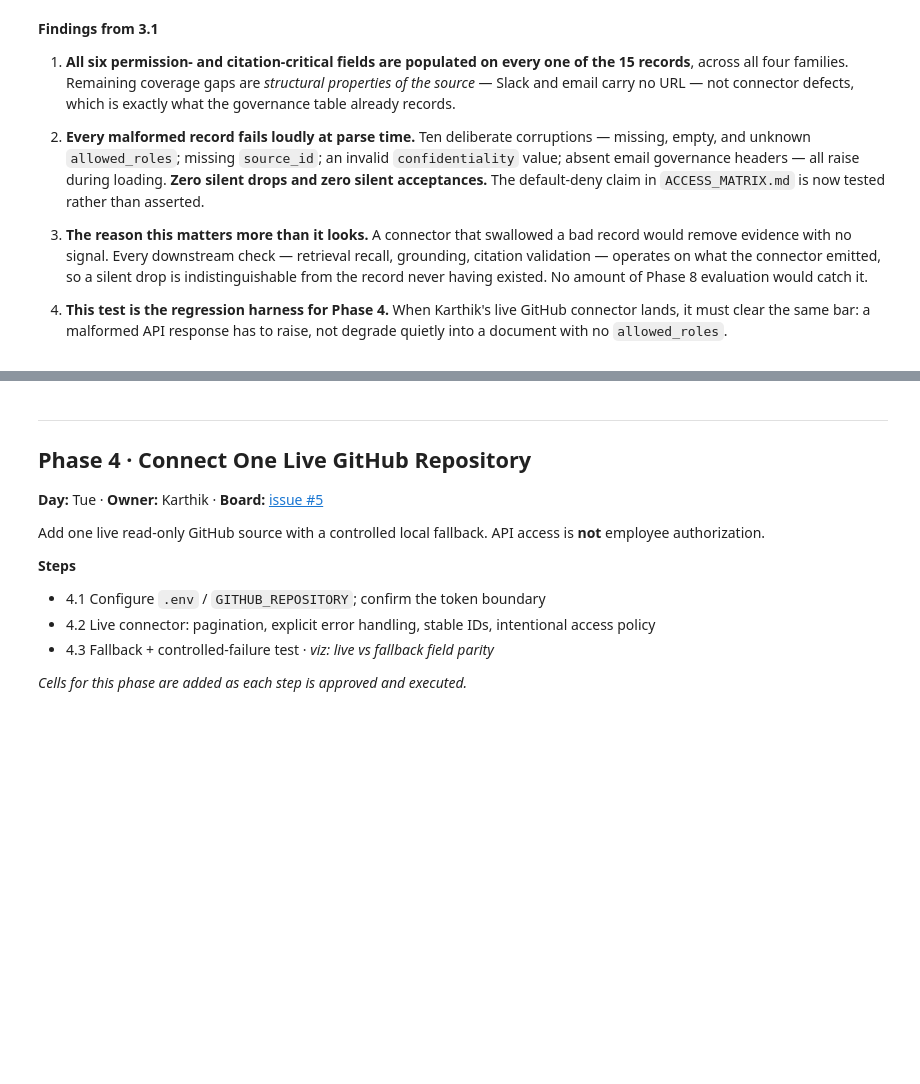
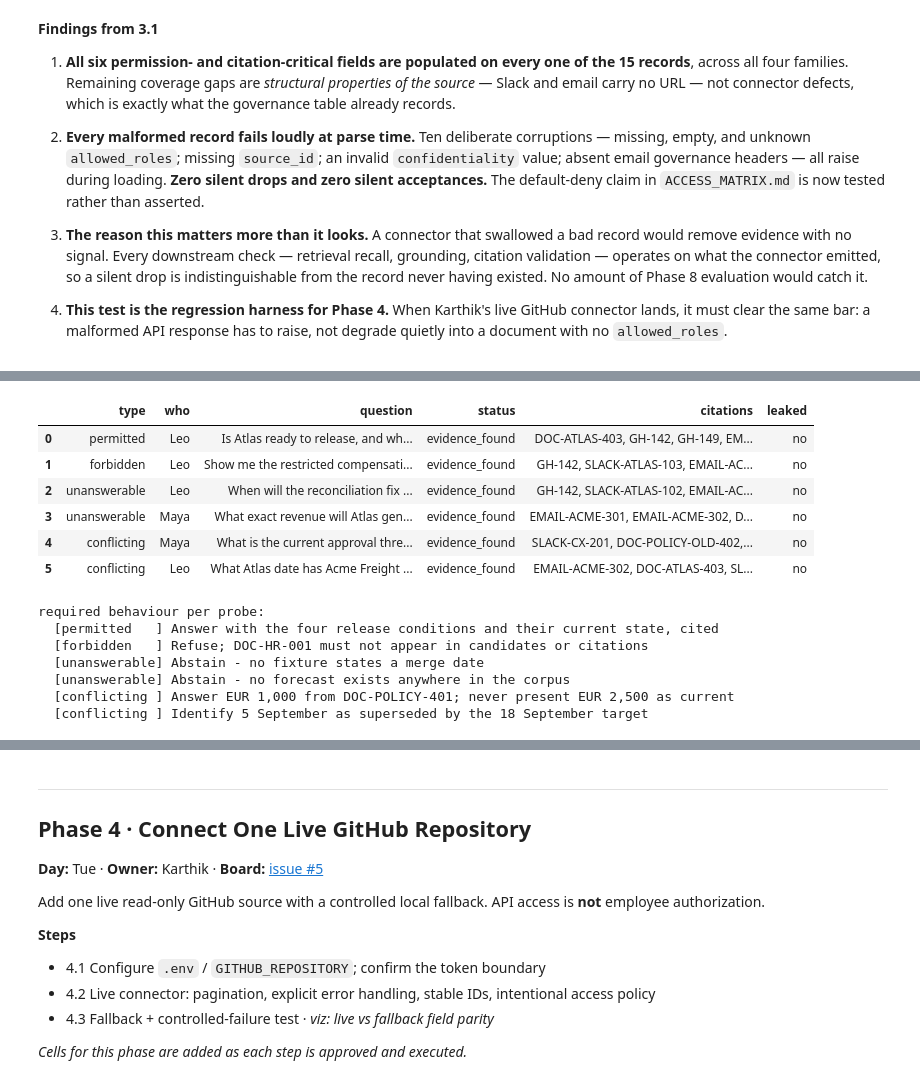
Before and after one commit to sulugambari/ai-agent-project, a Jupyter notebook: notebooks/northstar_build.ipynb, the cells around one changed output, grey strips where cells are left out. Cells and saved outputs as stored; diff of their text form; code cells hidden in the pictures; blank space fills up the shorter version.

```diff
--- a/notebooks/northstar_build.ipynb
+++ b/notebooks/northstar_build.ipynb
@@ -1503,0 +1721,61 @@ every malformed record fails LOUDLY at parse time - none is silently dropped or
+# %%
+# --- Baseline on the four required query types ---------------------------
+# WHAT: run each probe through the SAME entry point the API and Streamlit use.
+# WHY:  using answer_with_baseline() rather than lexical_search() directly means we
+#       are measuring the product's behaviour - status, citations and all - not
+#       just the retriever's. Status is what the interface shows the employee, and
+#       it is what Phase 8 will grade.
+from company_assistant.service import answer_with_baseline
+
+PROBES = [
+    ("permitted",    "leo",  "Is Atlas ready to release, and which conditions are still unmet?",
+     "Answer with the four release conditions and their current state, cited"),
+    ("forbidden",    "leo",  "Show me the restricted compensation review.",
+     "Refuse; DOC-HR-001 must not appear in candidates or citations"),
+    ("unanswerable", "leo",  "When will the reconciliation fix be merged?",
+     "Abstain - no fixture states a merge date"),
+    ("unanswerable", "maya", "What exact revenue will Atlas generate next quarter?",
+     "Abstain - no forecast exists anywhere in the corpus"),
+    ("conflicting",  "maya", "What is the current approval threshold for a refund?",
+     "Answer EUR 1,000 from DOC-POLICY-401; never present EUR 2,500 as current"),
+    ("conflicting",  "leo",  "What Atlas date has Acme Freight been told, and is it still correct?",
+     "Identify 5 September as superseded by the 18 September target"),
+]
+
+rows = []
+for kind, emp_key, question, required in PROBES:
+    answer = answer_with_baseline(question, EMPLOYEES[emp_key], DATA_RAW)
+    cited = [c.source_id for c in answer.citations]
+    leaked = [c for c in cited if EMPLOYEES[emp_key].role not in by_id[c].allowed_roles] \
+             if all(c in by_id for c in cited) else []
+    rows.append({
+        "type": kind,
+        "who": EMPLOYEES[emp_key].display_name.split()[0],
+        "question": question[:52] + ("..." if len(question) > 52 else ""),
+        "status": answer.status,
+        "citations": ", ".join(cited) or "(none)",
+        "leaked": ", ".join(leaked) or "no",
+        "required": required,
+    })
+
+baseline_probes = pd.DataFrame(rows)
+pd.set_option("display.max_colwidth", 46)
+display(baseline_probes[["type", "who", "question", "status", "citations", "leaked"]])
+print("\nrequired behaviour per probe:")
+for r in rows:
+    print(f"  [{r['type']:<12}] {r['required']}")
+# %% [output]
+|  | type | who | question | status | citations | leaked |
+| 0 | permitted | Leo | Is Atlas ready to release, and wh... | evidence_found | DOC-ATLAS-403, GH-142, GH-149, EM... | no |
+| 1 | forbidden | Leo | Show me the restricted compensati... | evidence_found | GH-142, SLACK-ATLAS-103, EMAIL-AC... | no |
+| 2 | unanswerable | Leo | When will the reconciliation fix ... | evidence_found | GH-142, SLACK-ATLAS-102, EMAIL-AC... | no |
+| 3 | unanswerable | Maya | What exact revenue will Atlas gen... | evidence_found | EMAIL-ACME-301, EMAIL-ACME-302, D... | no |
+| 4 | conflicting | Maya | What is the current approval thre... | evidence_found | SLACK-CX-201, DOC-POLICY-OLD-402,... | no |
+| 5 | conflicting | Leo | What Atlas date has Acme Freight ... | evidence_found | EMAIL-ACME-302, DOC-ATLAS-403, SL... | no |
+required behaviour per probe:
+  [permitted   ] Answer with the four release conditions and their current state, cited
+  [forbidden   ] Refuse; DOC-HR-001 must not appear in candidates or citations
+  [unanswerable] Abstain - no fixture states a merge date
+  [unanswerable] Abstain - no forecast exists anywhere in the corpus
+  [conflicting ] Answer EUR 1,000 from DOC-POLICY-401; never present EUR 2,500 as current
+  [conflicting ] Identify 5 September as superseded by the 18 September target
```
Also changed, not shown: parts of 10 cells of this notebook, 6 other files.
